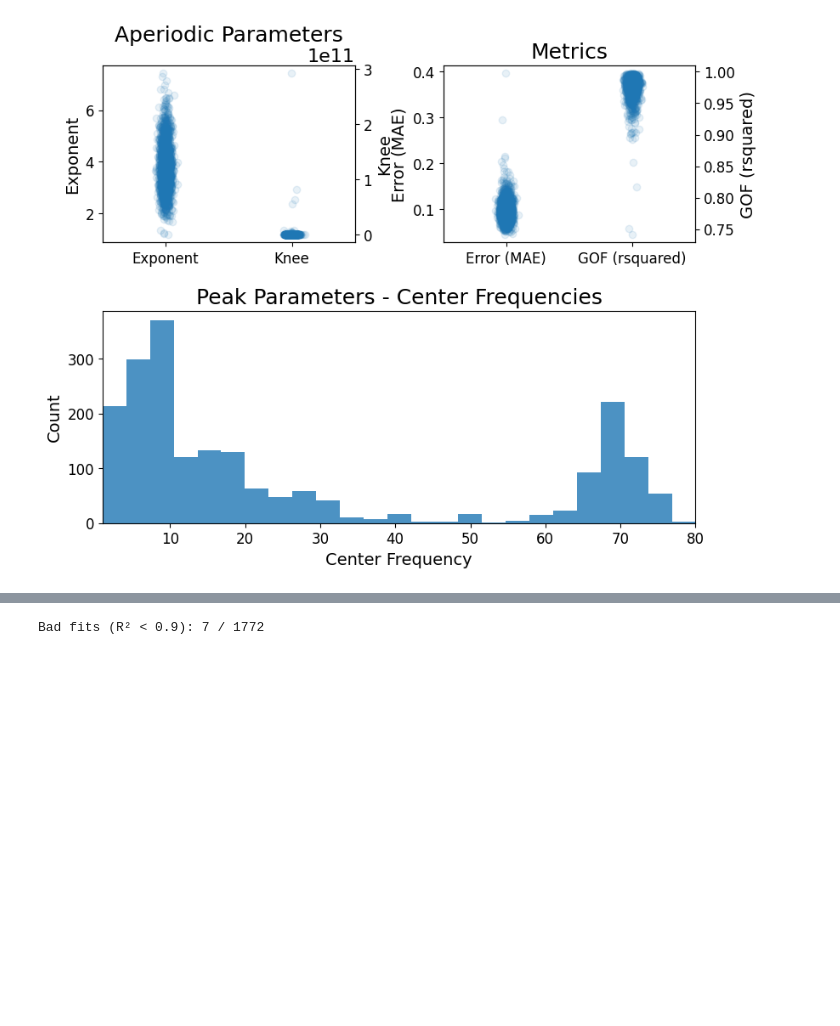
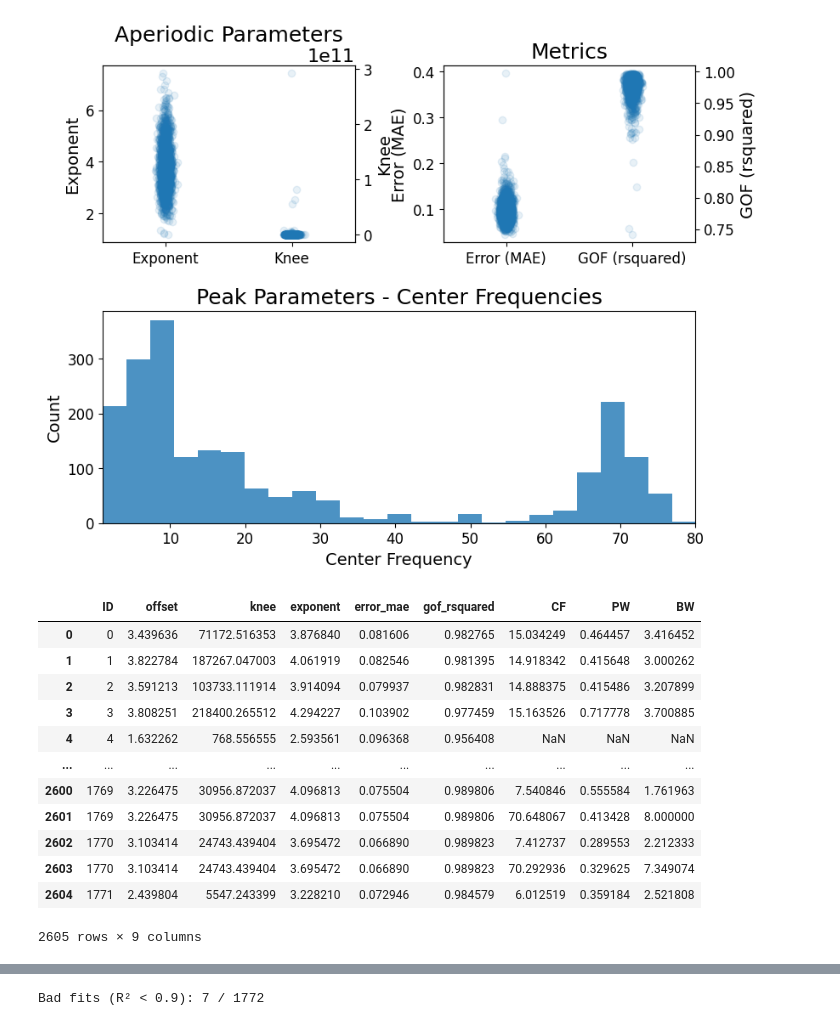
Before and after one commit to danieltomasz/code-spectral-comparison, a Jupyter notebook: analiza/03_cluster_pipeline_1f_removed.ipynb, the cells around one changed output, grey strips where cells are left out. Saved outputs shown, nothing was run; the diff lists cells and outputs as text; code cells hidden in the pictures; blank space fills up the shorter version.

```diff
--- a/analiza/03_cluster_pipeline_1f_removed.ipynb
+++ b/analiza/03_cluster_pipeline_1f_removed.ipynb
@@ -120,7 +120,22 @@ Fitting model across 1772 power spectra.
 ==================================================================================================
 [figure]
 # %%
-specparam2pandas(fg)
+df = specparam2pandas(fg)
+df["knee_freq"] = df["knee"] ** (1.0 / df["exponent"])
+# %% [output]
+|  | ID | offset | knee | exponent | error_mae | gof_rsquared | CF | PW | BW |
+| 0 | 0 | 3.439636 | 71172.516353 | 3.876840 | 0.081606 | 0.982765 | 15.034249 | 0.464457 | 3.416452 |
+| 1 | 1 | 3.822784 | 187267.047003 | 4.061919 | 0.082546 | 0.981395 | 14.918342 | 0.415648 | 3.000262 |
+| 2 | 2 | 3.591213 | 103733.111914 | 3.914094 | 0.079937 | 0.982831 | 14.888375 | 0.415486 | 3.207899 |
+| 3 | 3 | 3.808251 | 218400.265512 | 4.294227 | 0.103902 | 0.977459 | 15.163526 | 0.717778 | 3.700885 |
+| 4 | 4 | 1.632262 | 768.556555 | 2.593561 | 0.096368 | 0.956408 | NaN | NaN | NaN |
+| ... | ... | ... | ... | ... | ... | ... | ... | ... | ... |
+| 2600 | 1769 | 3.226475 | 30956.872037 | 4.096813 | 0.075504 | 0.989806 | 7.540846 | 0.555584 | 1.761963 |
+| 2601 | 1769 | 3.226475 | 30956.872037 | 4.096813 | 0.075504 | 0.989806 | 70.648067 | 0.413428 | 8.000000 |
+| 2602 | 1770 | 3.103414 | 24743.439404 | 3.695472 | 0.066890 | 0.989823 | 7.412737 | 0.289553 | 2.212333 |
+| 2603 | 1770 | 3.103414 | 24743.439404 | 3.695472 | 0.066890 | 0.989823 | 70.292936 | 0.329625 | 7.349074 |
+| 2604 | 1771 | 2.439804 | 5547.243399 | 3.228210 | 0.072946 | 0.984579 | 6.012519 | 0.359184 | 2.521808 |
+2605 rows × 9 columns
 # %%
 
 
```
Also changed, not shown: parts of 1 cell of this notebook, 23 other files.
